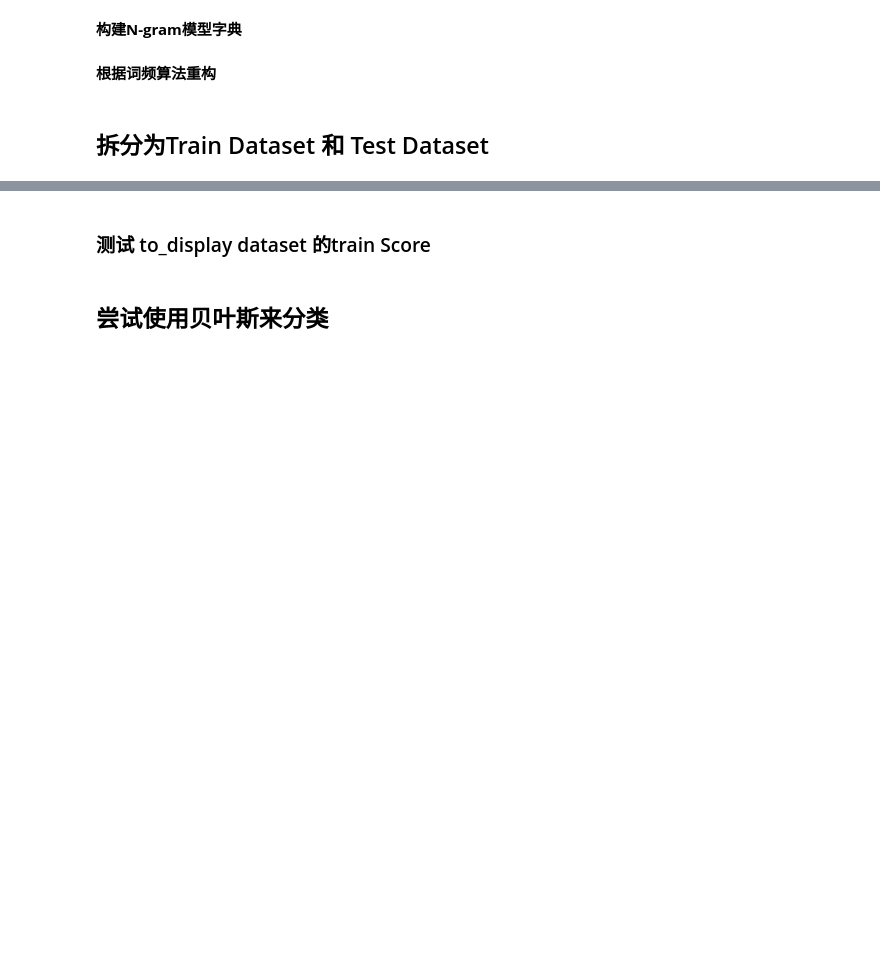
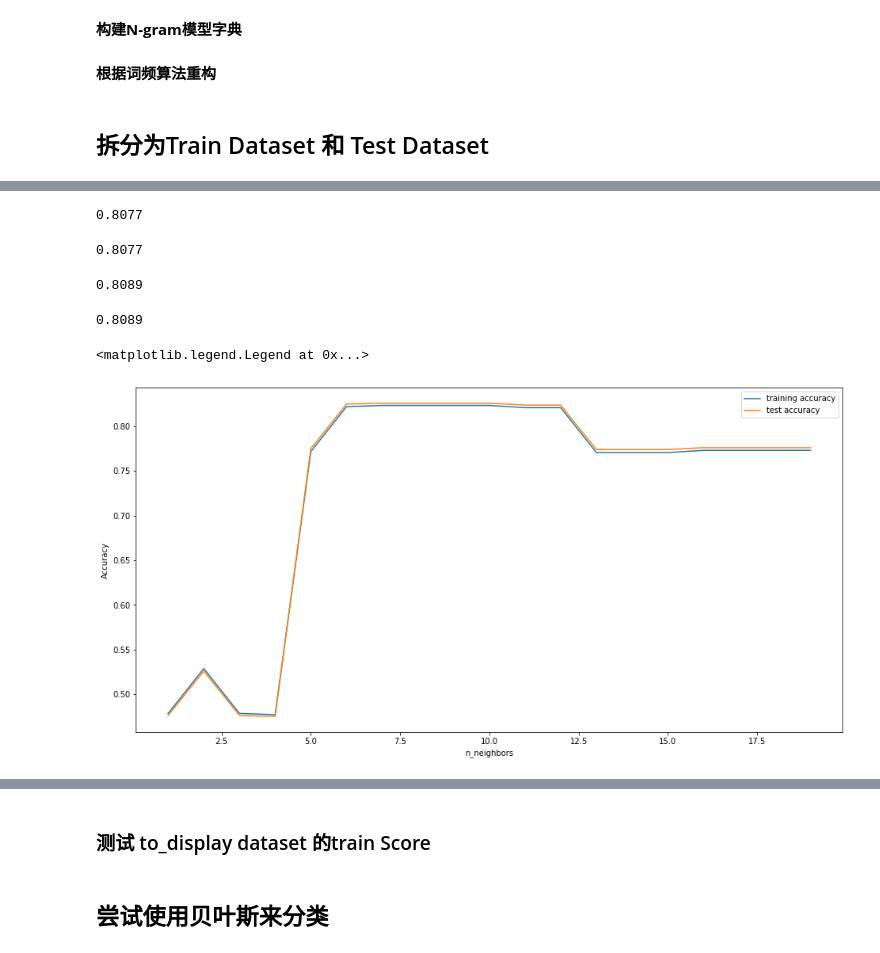
Before and after one commit to Yunabell-VU/Kickstarter-KNN, a Jupyter notebook: kickstarter.ipynb, the cells around one changed output, grey strips where cells are left out. Drawn from its saved outputs; the diff is of its cells as text; code cells hidden in the pictures; blank space fills up the shorter version.

Commit message:
Multiple attempts of models

```diff
--- a/kickstarter.ipynb
+++ b/kickstarter.ipynb
@@ -223,3 +386,70 @@ X_train_tf.shape
+# %%
+#Logistic regression
+from sklearn.svm import LinearSVC
+
+lr = LinearSVC()
+lr.fit(X_train, y_train)
+lr.score(X_test, y_test)
+# %% [output]
+0.8077
+# %%
+#KNN
+from sklearn.neighbors import KNeighborsClassifier
+
+knn = KNeighborsClassifier(n_neighbors=10)
+
+knn.fit(X_train, y_train)
+# knn.score(X_train, y_train)
+# knn.score(X_test, y_test)
+
+from sklearn import metrics
+pre_y = knn.predict(X_test)
+metrics.accuracy_score(y_test, pre_y)
+# %% [output]
+0.8077
+# %%
+#Random forest
+from sklearn.tree import DecisionTreeClassifier
+from sklearn.ensemble import BaggingClassifier
+
+tree = DecisionTreeClassifier()
+bag = BaggingClassifier(tree, n_estimators=100, max_samples=0.8)
+bag.fit(X_train, y_train)
+bag.score(X_test, y_test)
+# %% [output]
+0.8089
+# %%
+#Deep learning
+from sklearn.neural_network import MLPClassifier
+
+mlp = MLPClassifier(solver='lbfgs')
+mlp.fit(X_train, y_train)
+mlp.score(X_test, y_test)
+# %% [output]
+0.8089
+# %%
+#KNN optimal performance visualization
+from sklearn.neighbors import KNeighborsClassifier
+training_accuracy = []
+test_accuracy = []
+# try n_neighbors from 1 to 10
+neighbors_settings = range(1, 20)
+for n_neighbors in neighbors_settings:
+ # build the model
+ clf = KNeighborsClassifier(n_neighbors=n_neighbors)
+ clf.fit(X_train, y_train)
+ # record training set accuracy
+ training_accuracy.append(clf.score(X_train, y_train))
+ # record generalization accuracy
+ test_accuracy.append(clf.score(X_test, y_test))
+plt.plot(neighbors_settings, training_accuracy, label="training accuracy")
+plt.plot(neighbors_settings, test_accuracy, label="test accuracy")
+plt.ylabel("Accuracy")
+plt.xlabel("n_neighbors")
+plt.legend()
+# %% [output]
+<matplotlib.legend.Legend at 0x...>
+[figure, added]
 # %%
 features = ['usd_goal','promotion_duration','country_encoded','category_encoded','staff_pick']
 
```
Also changed, not shown: parts of 28 cells of this notebook, 2 other files.
